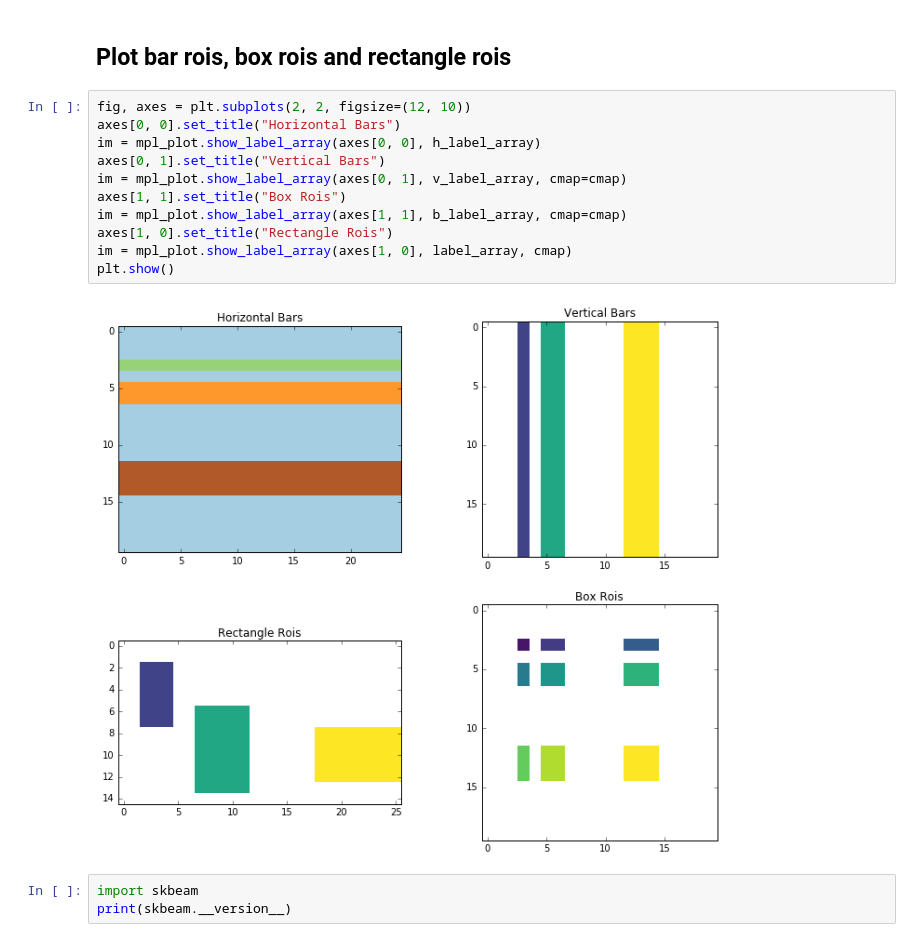
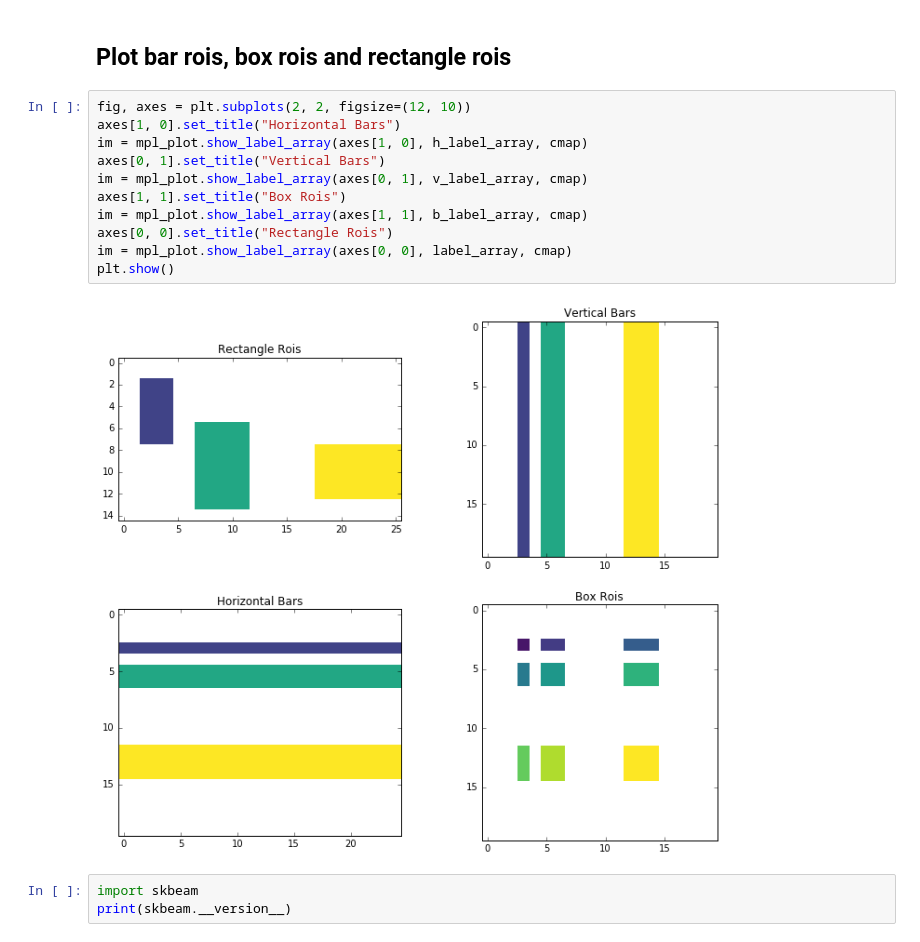
Before and after one commit to scikit-beam/scikit-beam-examples, a Jupyter notebook: demos/Generate_ROI_labeled_arrays.ipynb, the cells around one changed output. Cells and saved outputs as stored; diff of their text form.

Commit message:
ENH: chnage cmap and updated the notebook

```diff
--- a/demos/Generate_ROI_labeled_arrays.ipynb
+++ b/demos/Generate_ROI_labeled_arrays.ipynb
@@ -231,17 +231,17 @@ b_label_array = roi.box((20, 20), edges)
 ## Plot bar rois, box rois and rectangle rois
 # %%
 fig, axes = plt.subplots(2, 2, figsize=(12, 10))
-axes[0, 0].set_title("Horizontal Bars")
-im = mpl_plot.show_label_array(axes[0, 0], h_label_array)
+axes[1, 0].set_title("Horizontal Bars")
+im = mpl_plot.show_label_array(axes[1, 0], h_label_array, cmap)
 axes[0, 1].set_title("Vertical Bars")
-im = mpl_plot.show_label_array(axes[0, 1], v_label_array, cmap=cmap)
+im = mpl_plot.show_label_array(axes[0, 1], v_label_array, cmap)
 axes[1, 1].set_title("Box Rois")
-im = mpl_plot.show_label_array(axes[1, 1], b_label_array, cmap=cmap)
-axes[1, 0].set_title("Rectangle Rois")
-im = mpl_plot.show_label_array(axes[1, 0], label_array, cmap)
+im = mpl_plot.show_label_array(axes[1, 1], b_label_array, cmap)
+axes[0, 0].set_title("Rectangle Rois")
+im = mpl_plot.show_label_array(axes[0, 0], label_array, cmap)
 plt.show()
 # %% [output]
-[figure, old version]
+[figure, new version]
 # %%
 import skbeam
 print(skbeam.__version__)
```
